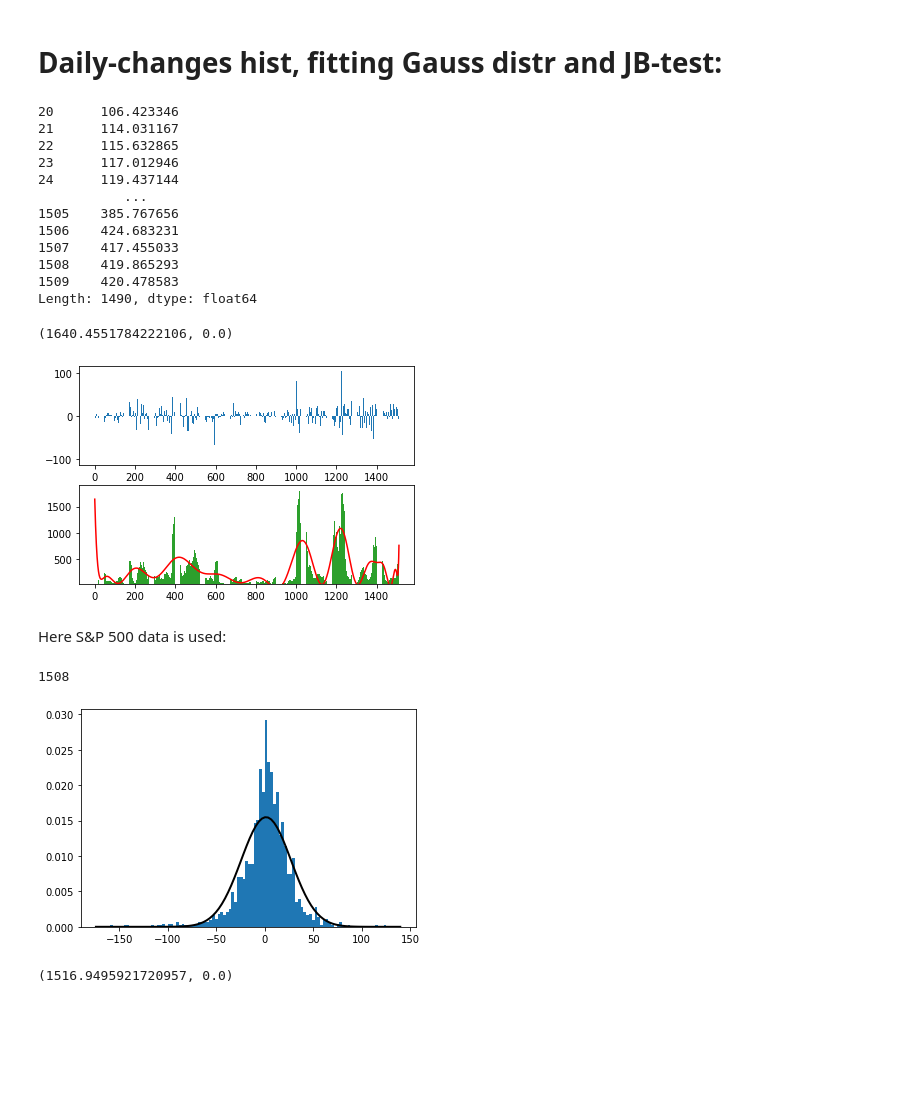
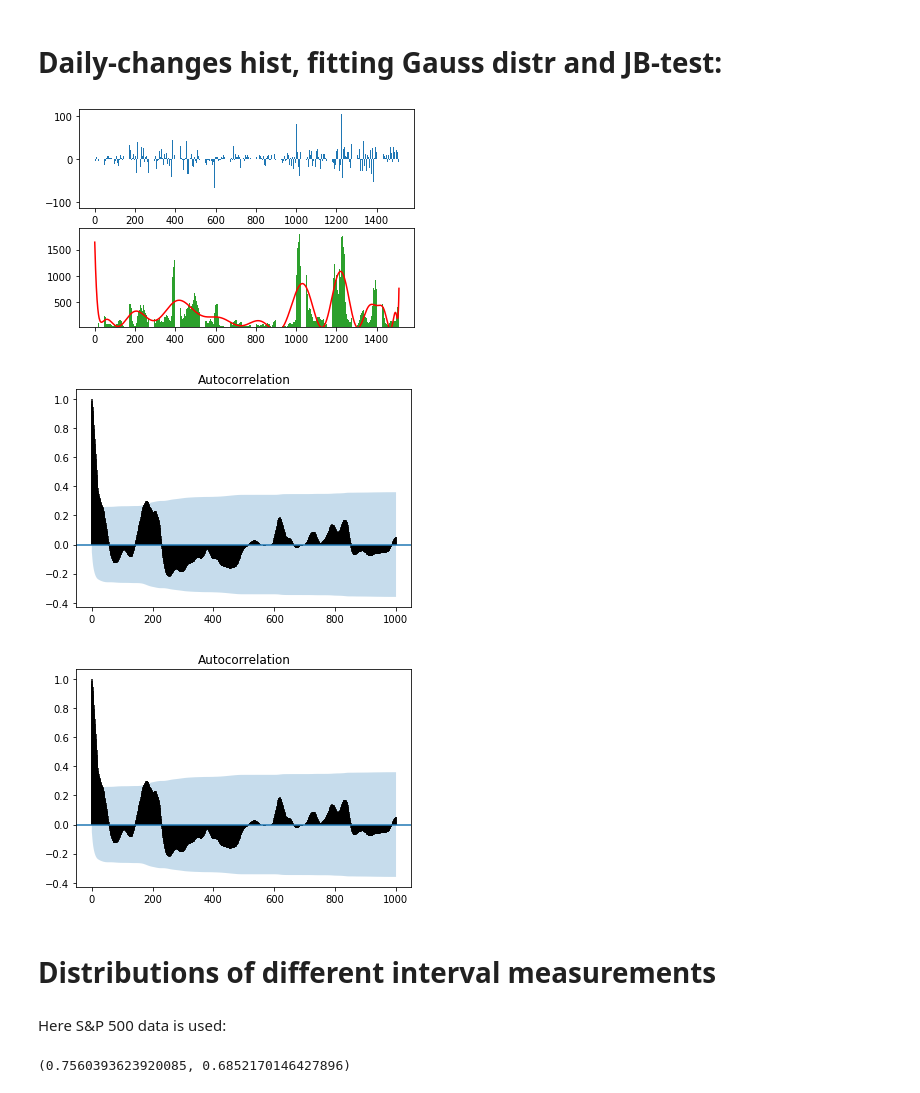
Before and after one commit to MaxdeBock/M2R, a Jupyter notebook: M2R code (python).ipynb, the cells around one changed output. Drawn from its saved outputs; the diff is of its cells as text; code cells hidden in the pictures; blank space fills up the shorter version.

```diff
--- a/M2R code (python).ipynb
+++ b/M2R code (python).ipynb
@@ -196,44 +196,35 @@ def BarReturnsPlot(A):
     l = len(Returns)
     lin = np.linspace(1,l,l)
 
-    Var = (Returns.rolling(rol).std(ddof=0))**2
-    display(Var[rol:])
-    #SqrChange = Returns*Returns
+    var = (Returns.rolling(rol).std(ddof=0))**2
 
     ax1.bar(lin,Returns)
-    ax2.bar(lin,Var)
+    ax2.bar(lin,var)
 
     smoothness = 30
     degree = int(np.ceil(l/smoothness))
     xnew = np.linspace(1,l, l*smoothness)
-    coefs = poly.polyfit(lin[rol:], Var[rol:], degree)
+    coefs = poly.polyfit(lin[rol:], var[rol:], degree)
     ffit = poly.polyval(xnew, coefs)
     plt.plot(xnew, ffit, 'r')
     # #More formatting
-    low = min(Var[rol:])
-    high = max(Var[rol:])
+    low = min(var[rol:])
+    high = max(var[rol:])
     plt.ylim([low,high])
 
     plt.bar(lin,Returns)
 
-    plt.bar(lin,Var)
-    return jarque_bera(Returns)
+    plt.bar(lin,var)
+    plt.show()
+    return var,jarque_bera(Returns)
-# %%
-BarReturnsPlot(sp)
-# %% [output]
-20      106.423346
-21      114.031167
-22      115.632865
-23      117.012946
-24      119.437144
-           ...
-1505    385.767656
-1506    424.683231
-1507    417.455033
-1508    419.865293
-1509    420.478583
-Length: 1490, dtype: float64
-(1640.4551784222106, 0.0)
-[figure, removed]
+# %%
+var, jb =BarReturnsPlot(sp)
+plot_acf(var[20:].dropna(), lags=1000, alpha=0.05,marker=None)
+# %% [output]
+[figure, added]
+[figure, added]
+[figure, added]
+# %% [markdown]
+# Distributions of different interval measurements
 # %%
 def ReturnsDistr(A,every_nth_day):
@@ -255,8 +249,6 @@ Here S&P 500 data is used:
 # %%
 #Adjust size op your data to compare the effect of length of time periods,
 #i.e. JB from ReturnsDistr(sp[0:100],1) and ReturnsDistr(sp[0:1000],10) are comparable
-ReturnsDistr(sp,1)
+ReturnsDistr(sp[0:1000],100)
 # %% [output]
-1508
+(0.7560393623920085, 0.6852170146427896)
-[figure, removed]
-(1516.9495921720957, 0.0)
```
Also changed, not shown: parts of 18 cells of this notebook.
